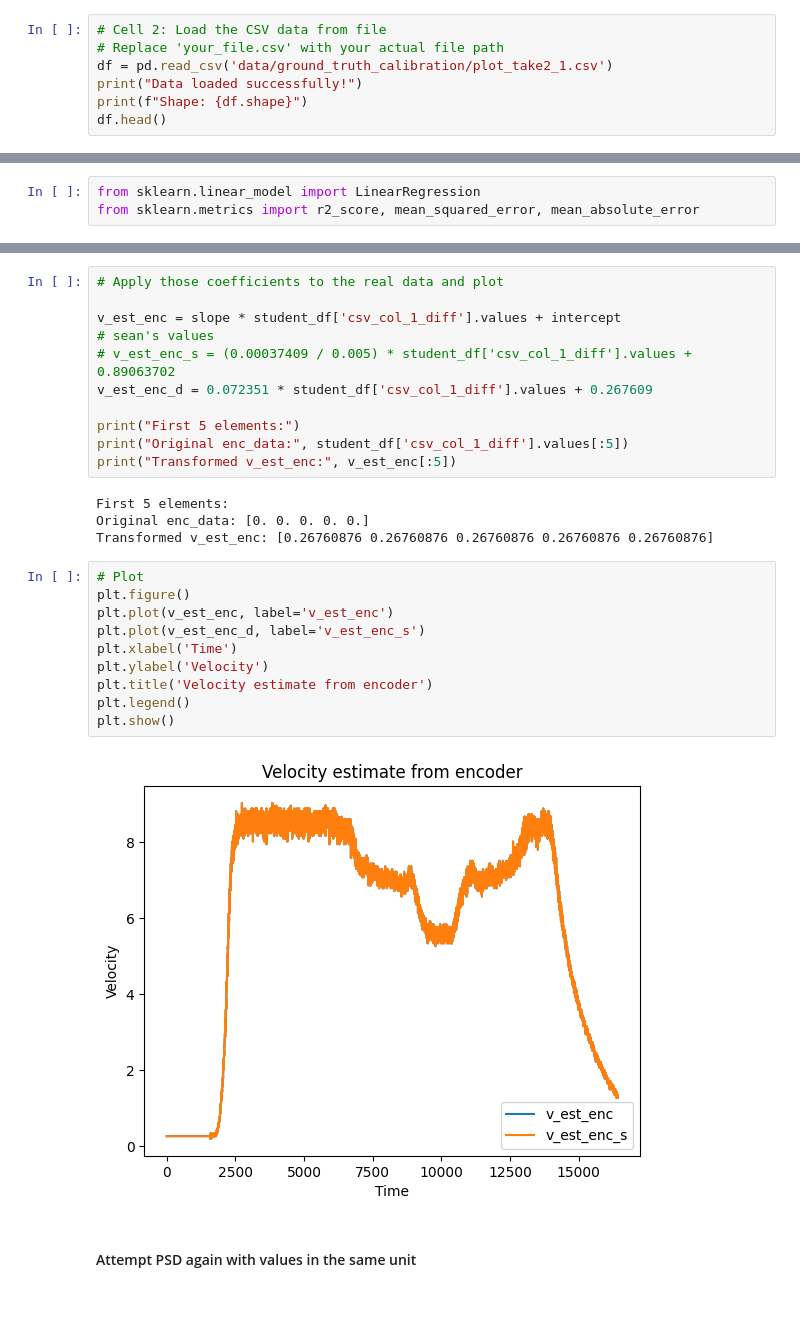
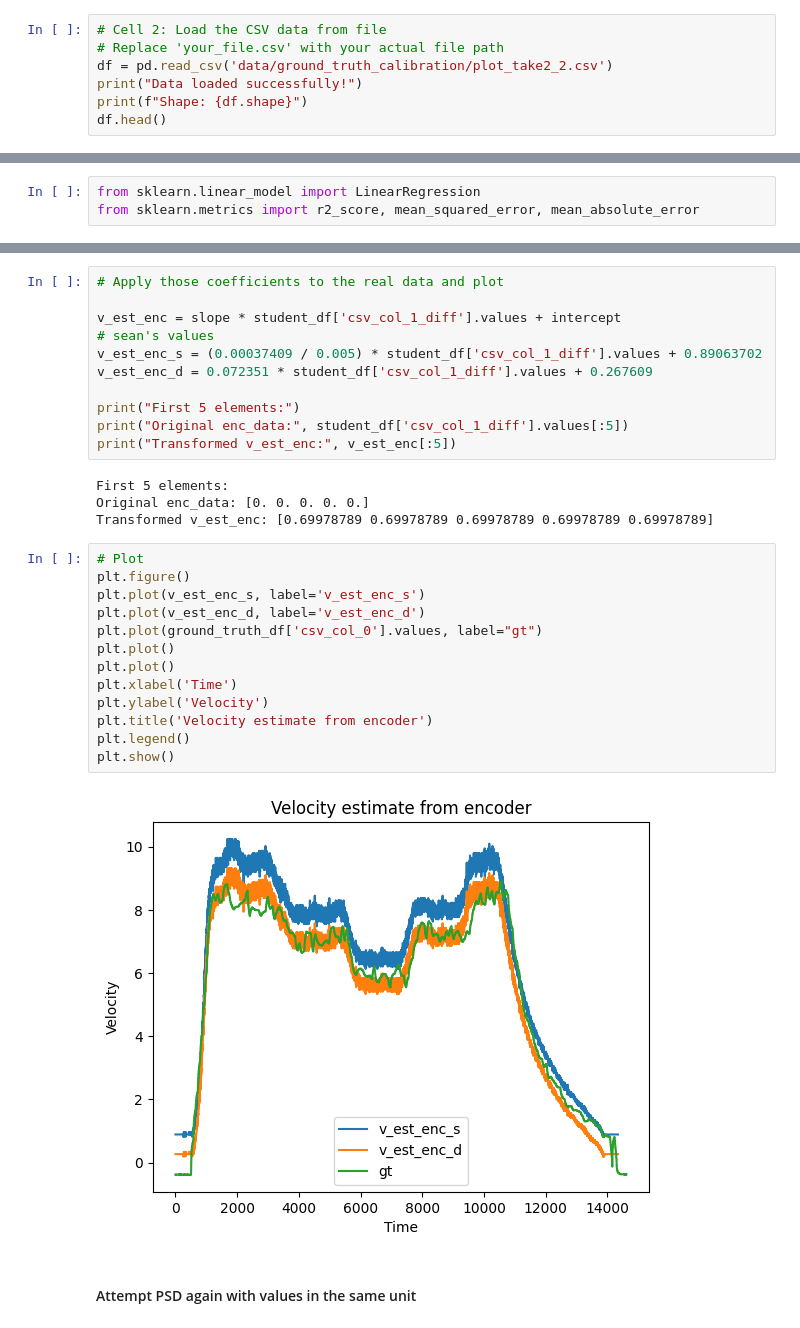
Before and after one commit to Dami28O/COMP0219-Coursework1, a Jupyter notebook: data_processing.ipynb, the cells around one changed output, grey strips where cells are left out. Drawn from its saved outputs; the diff is of its cells as text.

```diff
--- a/data_processing.ipynb
+++ b/data_processing.ipynb
@@ -9,7 +9,7 @@ import matplotlib.pyplot as plt
 # %%
 # Cell 2: Load the CSV data from file
 # Replace 'your_file.csv' with your actual file path
-df = pd.read_csv('data/ground_truth_calibration/plot_take2_1.csv')
+df = pd.read_csv('data/ground_truth_calibration/plot_take2_2.csv')
 print("Data loaded successfully!")
 print(f"Shape: {df.shape}")
 df.head()
@@ -333,7 +333,7 @@ plt.show()
 
 v_est_enc = slope * student_df['csv_col_1_diff'].values + intercept
 # sean's values
-# v_est_enc_s = (0.00037409 / 0.005) * student_df['csv_col_1_diff'].values + 0.89063702
+v_est_enc_s = (0.00037409 / 0.005) * student_df['csv_col_1_diff'].values + 0.89063702
 v_est_enc_d = 0.072351 * student_df['csv_col_1_diff'].values + 0.267609
 
 print("First 5 elements:")
@@ -342,19 +342,22 @@ print("Transformed v_est_enc:", v_est_enc[:5])
 # %% [output]
 First 5 elements:
 Original enc_data: [0. 0. 0. 0. 0.]
-Transformed v_est_enc: [0.26760876 0.26760876 0.26760876 0.26760876 0.26760876]
+Transformed v_est_enc: [0.69978789 0.69978789 0.69978789 0.69978789 0.69978789]
 # %%
 # Plot
 plt.figure()
-plt.plot(v_est_enc, label='v_est_enc')
-plt.plot(v_est_enc_d, label='v_est_enc_s')
+plt.plot(v_est_enc_s, label='v_est_enc_s')
+plt.plot(v_est_enc_d, label='v_est_enc_d')
+plt.plot(ground_truth_df['csv_col_0'].values, label="gt")
+plt.plot()
+plt.plot()
 plt.xlabel('Time')
 plt.ylabel('Velocity')
 plt.title('Velocity estimate from encoder')
 plt.legend()
 plt.show()
 # %% [output]
-[figure, old version]
+[figure, new version]
 # %% [markdown]
 #### Attempt PSD again with values in the same unit
 # %%
```
Also changed, not shown: parts of 19 cells of this notebook, 11 other files.
